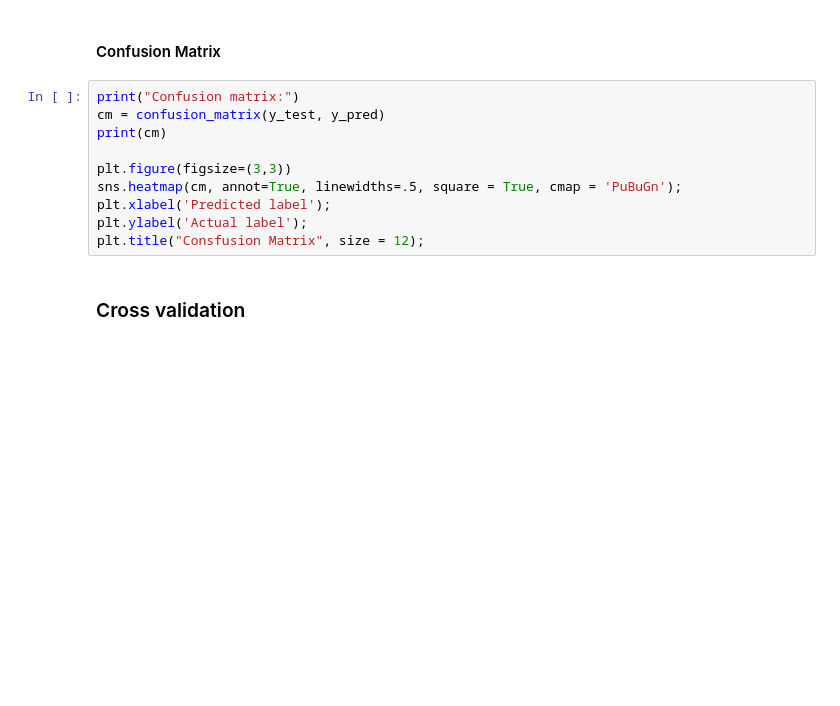
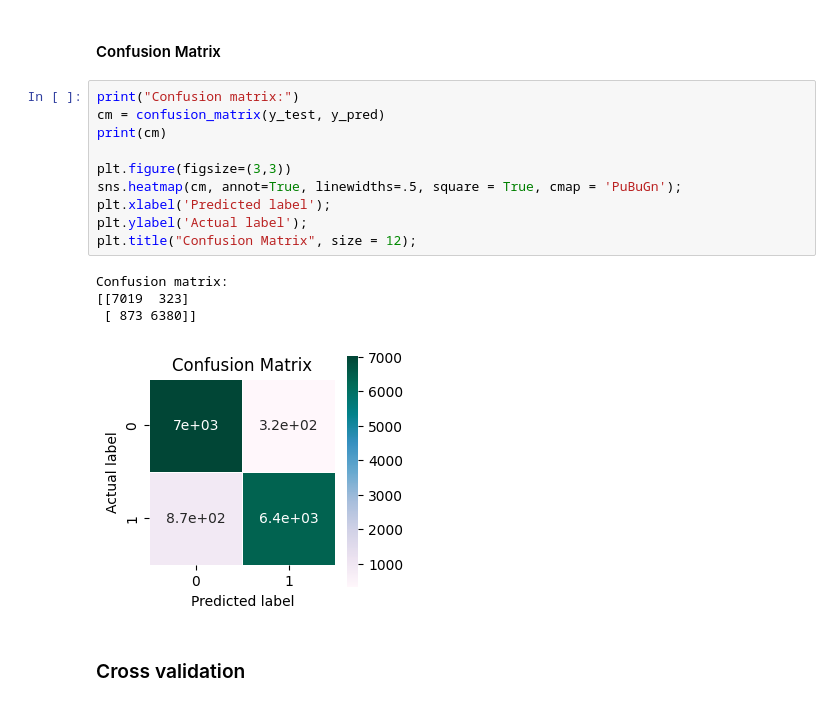
Before and after one commit to FaresDarghouth/supervised-ml-models, a Jupyter notebook: classification-covid19/covid19.ipynb, the cells around one changed output. Saved outputs shown, nothing was run; the diff lists cells and outputs as text; blank space fills up the shorter version.

```diff
--- a/classification-covid19/covid19.ipynb
+++ b/classification-covid19/covid19.ipynb
@@ -563,13 +602,18 @@ print(classification_report(y_test, y_pred))
 # %%
 print("Confusion matrix:")
 cm = confusion_matrix(y_test, y_pred)
 print(cm)
 
 plt.figure(figsize=(3,3))
 sns.heatmap(cm, annot=True, linewidths=.5, square = True, cmap = 'PuBuGn');
 plt.xlabel('Predicted label');
 plt.ylabel('Actual label');
-plt.title("Consfusion Matrix", size = 12);
+plt.title("Confusion Matrix", size = 12);
+# %% [output]
+Confusion matrix:
+[[7019  323]
+ [ 873 6380]]
+[figure, added]
 # %% [markdown]
 ### Cross validation
 # %%
```
Also changed, not shown: parts of 23 cells of this notebook, 5 other files.
